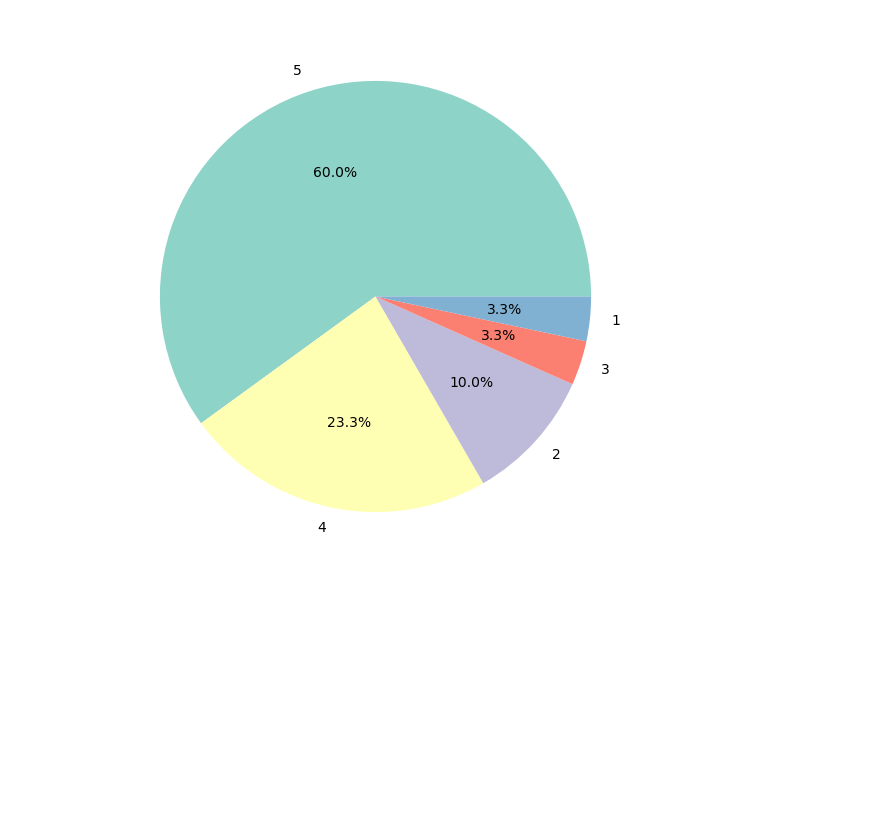
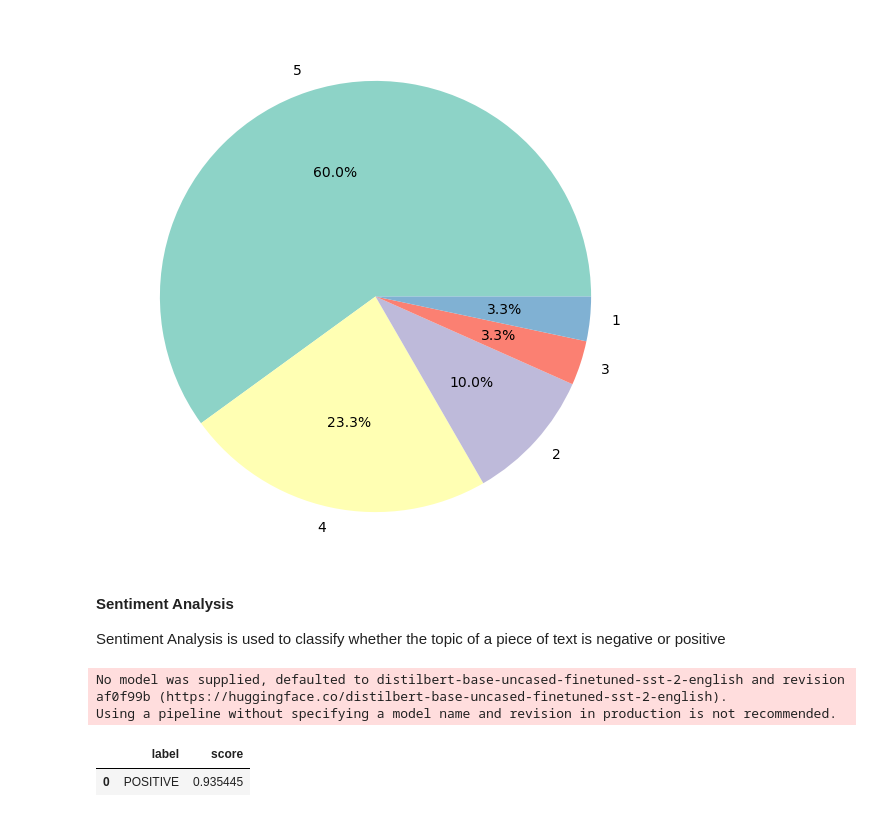
Before and after one commit to karinasaunders/Reviews-Data, a Jupyter notebook: a-man-called-ove-goodreads-reviews.ipynb, the cells around one changed output. Cells and saved outputs as stored; diff of their text form; code cells hidden in the pictures; blank space fills up the shorter version.

```diff
--- a/a-man-called-ove-goodreads-reviews.ipynb
+++ b/a-man-called-ove-goodreads-reviews.ipynb
@@ -70,0 +128,4 @@ plt.show()
+# %% [markdown]
+**Sentiment Analysis**
+
+Sentiment Analysis is used to classify whether the topic of a piece of text is negative or positive
@@ -70,0 +134,9 @@ plt.show()
+# %%
+classifier = pipeline('sentiment-analysis')
+outputs = classifier(text)
+pd.DataFrame.from_records(outputs)
+# %% [output]
+No model was supplied, defaulted to distilbert-base-uncased-finetuned-sst-2-english and revision af0f99b (https://huggingface.co/distilbert-base-uncased-finetuned-sst-2-english).
+Using a pipeline without specifying a model name and revision in production is not recommended.
+|  | label | score |
+| 0 | POSITIVE | 0.935445 |
```
Also changed, not shown: parts of 9 cells of this notebook.
